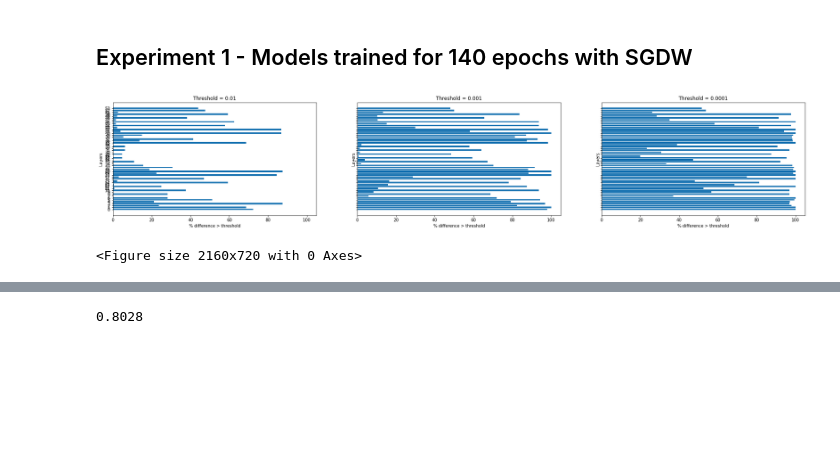
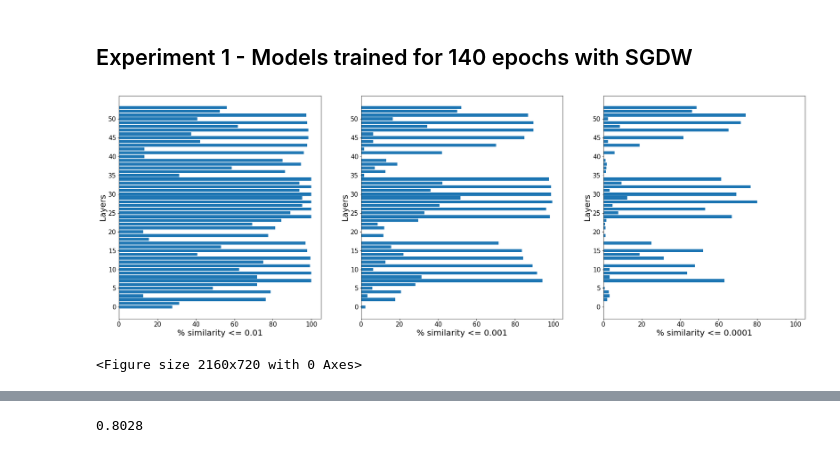
Before and after one commit to amitab/master_thesis, a Jupyter notebook: src/ensembles/rnd_init/weight_analysis.ipynb, the cells around one changed output, grey strips where cells are left out. Saved outputs shown, nothing was run; the diff lists cells and outputs as text; code cells hidden in the pictures; blank space fills up the shorter version.

```diff
--- a/src/ensembles/rnd_init/weight_analysis.ipynb
+++ b/src/ensembles/rnd_init/weight_analysis.ipynb
@@ -140,11 +186,11 @@ def multiple_thresholds(th, m1, m2, save=None):
 m1 = tf.keras.models.load_model('models/1_resnet_28_2')
 m2 = tf.keras.models.load_model('models/2_resnet_28_2')
 m3 = tf.keras.models.load_model('models/3_resnet_28_2')
-# %%
-multiple_thresholds([0.01, 0.001, 0.0001], m1, m2)
-# %% [output]
-[figure, removed]
-<Figure size 2160x720 with 0 Axes>
+# %%
+model_sim_graph(m1, m2, "m1_m2_ens_sgdw")
+# %% [output]
+[figure, added]
+<Figure size 2160x720 with 0 Axes>
 # %%
 m1.evaluate(x_test, y_test)
 m2.evaluate(x_test, y_test)
```
Also changed, not shown: parts of 36 cells of this notebook, 4 other files.
